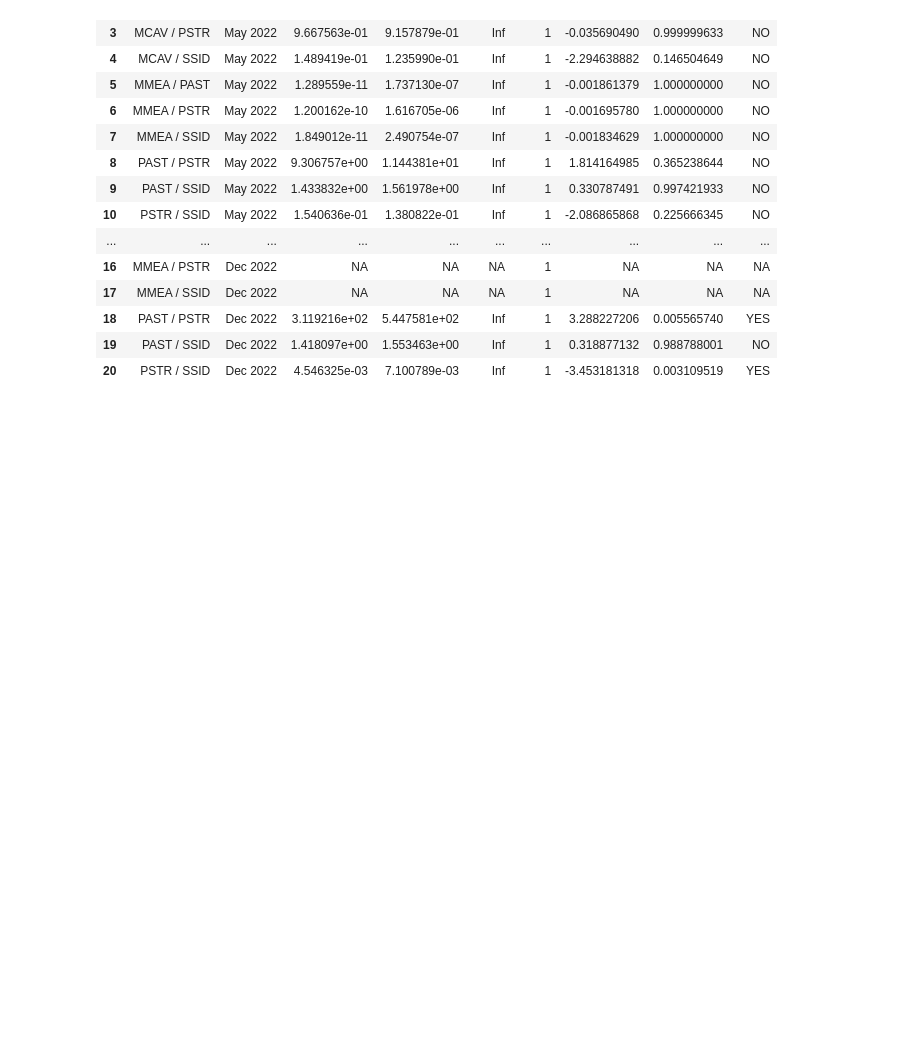
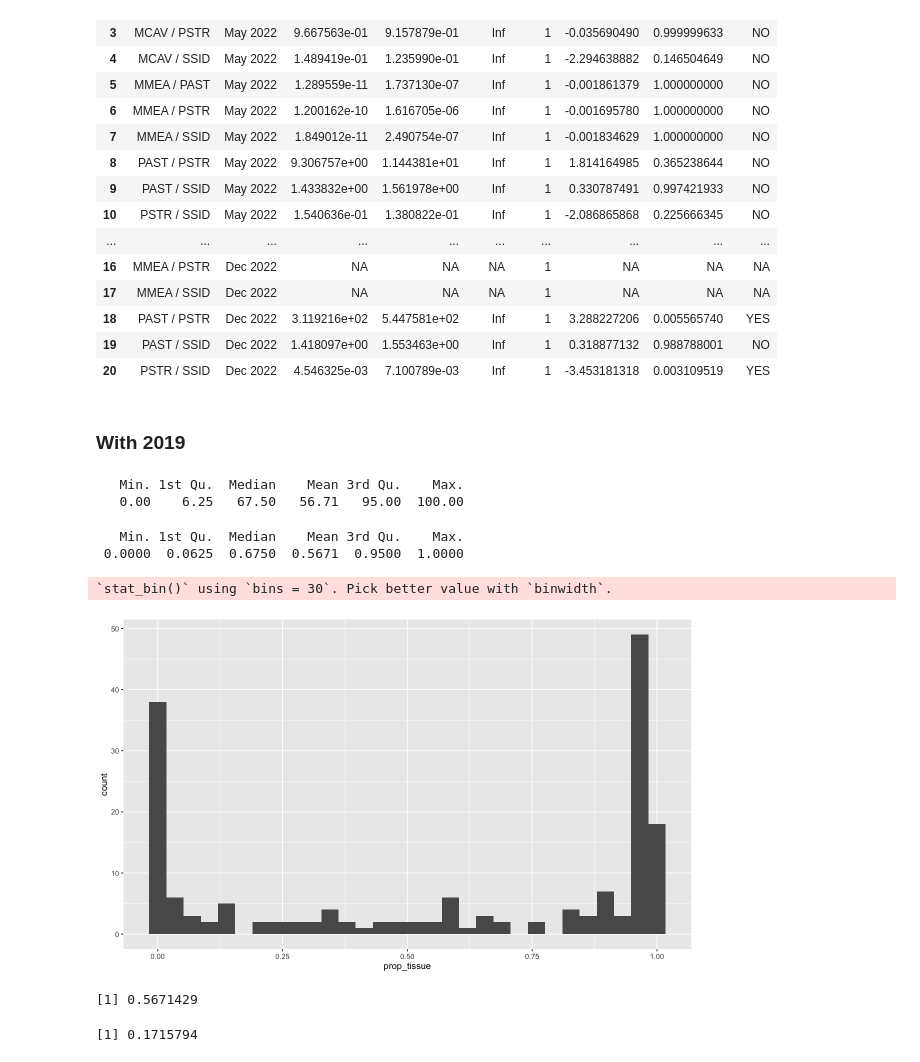
Before and after one commit to brookewicz/Code_notebook, a Jupyter notebook: sctld_tl/tl.ipynb, the cells around one changed output. Cells and saved outputs as stored; diff of their text form; code cells hidden in the pictures; blank space fills up the shorter version.

```diff
--- a/sctld_tl/tl.ipynb
+++ b/sctld_tl/tl.ipynb
@@ -924,3 +927,36 @@ A data.frame: 20 × 9
 | 20 | PSTR / SSID | Dec 2022 | 4.546325e-03 | 7.100789e-03 | Inf | 1 | -3.453181318 | 0.003109519 | YES |
 # %%
 # results from glmm are the same as kruskal wallis yay
+# %% [markdown]
+### With 2019
+# %%
+tld_m<-tld %>%
+    filter(!(Species %in% c('OANN','OFAV','DLAB'))) %>%
+    mutate(my = format(as.Date(fulldate), "%b %Y")) %>%
+    mutate(my = if_else(my == "Jun 2019","Oct 2019",my)) %>%
+    mutate(my = factor(my,levels = c("Oct 2019","May 2022","Dec 2022"))) %>%
+    mutate(prop_tissue = tissue/100)
+# %%
+tld_m$colony_id<-factor(tld_m$colony_id)
+tld_m$Species<-factor(tld_m$Species)
+# %%
+summary(tld_m$tissue)
+summary(tld_m$prop_tissue)
+# %% [output]
+   Min. 1st Qu.  Median    Mean 3rd Qu.    Max.
+   0.00    6.25   67.50   56.71   95.00  100.00
+   Min. 1st Qu.  Median    Mean 3rd Qu.    Max.
+ 0.0000  0.0625  0.6750  0.5671  0.9500  1.0000
+# %%
+ggplot(tld_m, aes(x = prop_tissue))+
+    geom_histogram()
+# %% [output]
+`stat_bin()` using `bins = 30`. Pick better value with `binwidth`.
+[figure, added]
+# %%
+mean(tld_m$prop_tissue)
+var(tld_m$prop_tissue)
+# mean > variance
+# %% [output]
+[1] 0.5671429
+[1] 0.1715794
```
Also changed, not shown: parts of 16 cells of this notebook, 1 other file.
